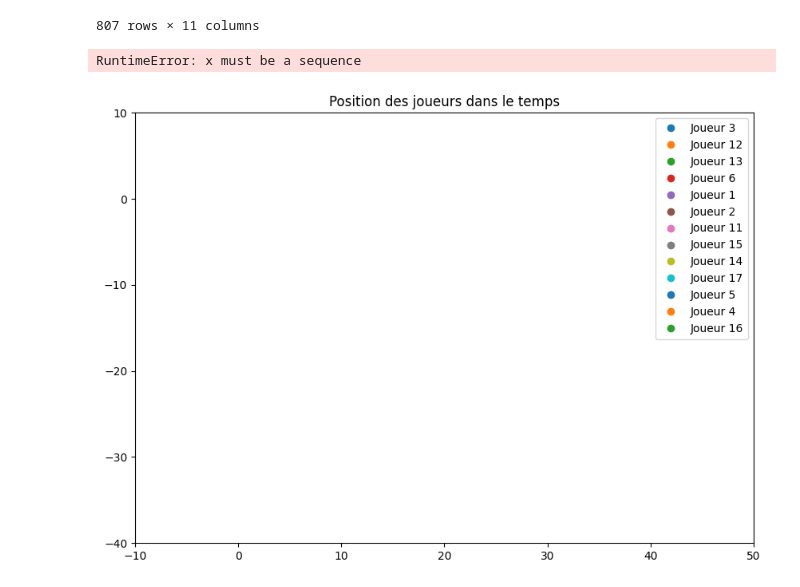
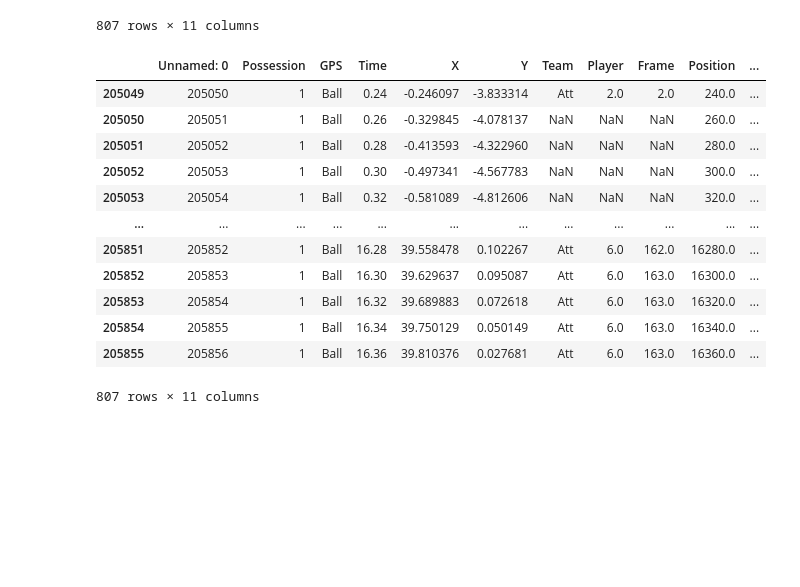
Before and after one commit to Uthmankontao/Stage_DynaTeam, a Jupyter notebook: notebooks/04_prise_en_main.ipynb, the cells around one changed output. Saved outputs shown, nothing was run; the diff lists cells and outputs as text; code cells hidden in the pictures; blank space fills up the shorter version.

```diff
--- a/notebooks/04_prise_en_main.ipynb
+++ b/notebooks/04_prise_en_main.ipynb
@@ -70,38 +71,20 @@ player_data[2]
 | 4840 | 4841 | 1 | 29 | 16.34 | 14.351196 | -7.532336 | Att | 2.0 | 163.0 | 16340.0 | ... |
 | 4841 | 4842 | 1 | 29 | 16.36 | 14.353592 | -7.519998 | Att | 2.0 | 163.0 | 16360.0 | ... |
 807 rows × 11 columns
-# %%
-# On suppose que la colonne 'Frame' indique le temps (remplace si besoin)
-frames = df_possession_1['Time'].unique()
-frames.sort()
-
-fig, ax = plt.subplots(figsize=(10, 7))
-
-# Tracer un terrain simplifié
-ax.set_xlim(-10, 50)  # À adapter selon tes dimensions
-ax.set_ylim(-40, 10)
-ax.set_title('Position des joueurs dans le temps')
-scatters = {}
-
-# Initialisation des objets pour chaque joueur
-players = df_possession_1['Player'].dropna().unique()
-for player in players:
-    scatters[player] = ax.plot([], [], 'o', label=f'Joueur {int(player)}')[0]
-
-ax.legend(loc='upper right')
-
-def update(frame):
-    frame_data = df_possession_1[df_possession_1['Frame'] == frame]
-    for player in players:
-        player_data = frame_data[frame_data['Player'] == player]
-        if not player_data.empty:
-            x = player_data['X'].values[0]
-            y = player_data['Y'].values[0]
-            scatters[player].set_data(x, y)
-    return scatters.values()
-
-ani = FuncAnimation(fig, update, frames=frames, interval=100, blit=True)
-plt.show()
-# %% [output]
-RuntimeError: x must be a sequence
-[figure, removed]
+# %%
+df_possession_1_ball = df[(df['Possession'] == 1) & (df['GPS'] == 'Ball')]
+df_possession_1_ball
+# %% [output]
+|  | Unnamed: 0 | Possession | GPS | Time | X | Y | Team | Player | Frame | Position | ... |
+| 205049 | 205050 | 1 | Ball | 0.24 | -0.246097 | -3.833314 | Att | 2.0 | 2.0 | 240.0 | ... |
+| 205050 | 205051 | 1 | Ball | 0.26 | -0.329845 | -4.078137 | NaN | NaN | NaN | 260.0 | ... |
+| 205051 | 205052 | 1 | Ball | 0.28 | -0.413593 | -4.322960 | NaN | NaN | NaN | 280.0 | ... |
+| 205052 | 205053 | 1 | Ball | 0.30 | -0.497341 | -4.567783 | NaN | NaN | NaN | 300.0 | ... |
+| 205053 | 205054 | 1 | Ball | 0.32 | -0.581089 | -4.812606 | NaN | NaN | NaN | 320.0 | ... |
+| ... | ... | ... | ... | ... | ... | ... | ... | ... | ... | ... | ... |
+| 205851 | 205852 | 1 | Ball | 16.28 | 39.558478 | 0.102267 | Att | 6.0 | 162.0 | 16280.0 | ... |
+| 205852 | 205853 | 1 | Ball | 16.30 | 39.629637 | 0.095087 | Att | 6.0 | 163.0 | 16300.0 | ... |
+| 205853 | 205854 | 1 | Ball | 16.32 | 39.689883 | 0.072618 | Att | 6.0 | 163.0 | 16320.0 | ... |
+| 205854 | 205855 | 1 | Ball | 16.34 | 39.750129 | 0.050149 | Att | 6.0 | 163.0 | 16340.0 | ... |
+| 205855 | 205856 | 1 | Ball | 16.36 | 39.810376 | 0.027681 | Att | 6.0 | 163.0 | 16360.0 | ... |
+807 rows × 11 columns
```
Also changed, not shown: parts of 5 cells of this notebook, 4 other files.
